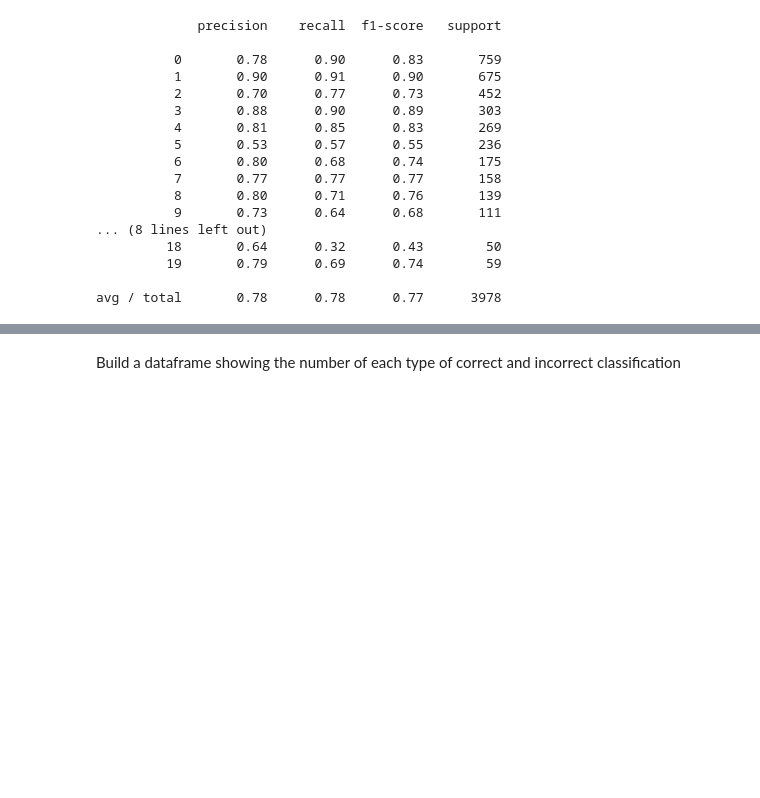
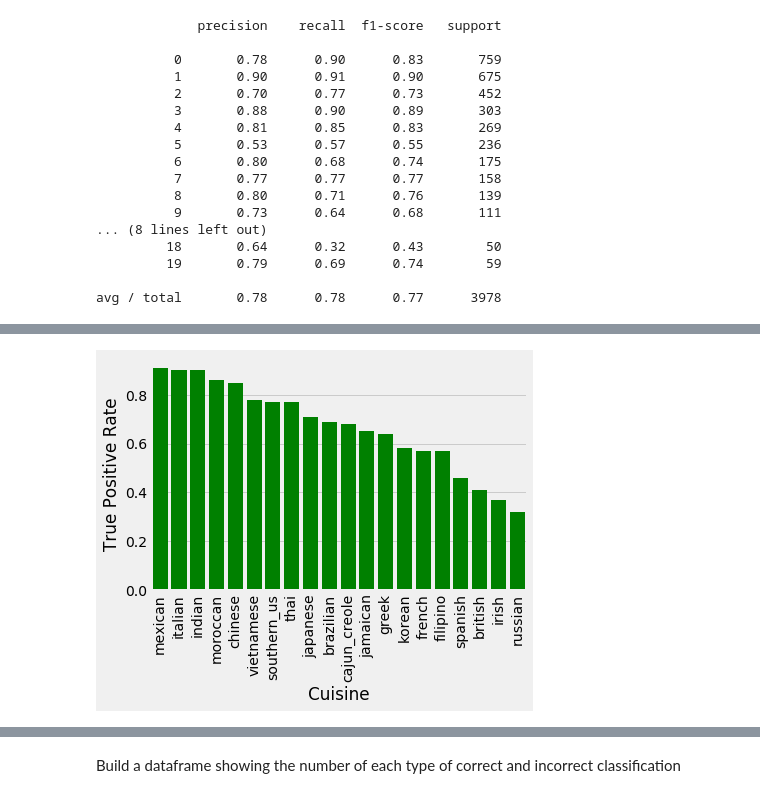
Before and after one commit to rajachak/GA-Data-Science-Capstone-Project, a Jupyter notebook: 01 - Load Data, Build Predictive Model.ipynb, the cells around one changed output, grey strips where cells are left out. Drawn from its saved outputs; the diff is of its cells as text; code cells hidden in the pictures; blank space fills up the shorter version.

```diff
--- a/01 - Load Data, Build Predictive Model.ipynb
+++ b/01 - Load Data, Build Predictive Model.ipynb
@@ -459,0 +489,14 @@ tpd
+# %%
+plt.style.use('fivethirtyeight')
+sns.barplot(data=tpr_df,
+            x='Cuisine',
+            y='True Positive Rate',
+            order = tpr_df.sort_values('tpr', ascending = False)['cuisine'],
+            color = 'green',
+            saturation = 20)
+plt.xticks(rotation=90)
+plt.title = 'True Positive Rate by Cuisine'
+plt.figsize = 40
+plt.ycaption='ss'
+# %% [output]
+[figure, added]
```
Also changed, not shown: parts of 8 cells of this notebook, 2 other files.
